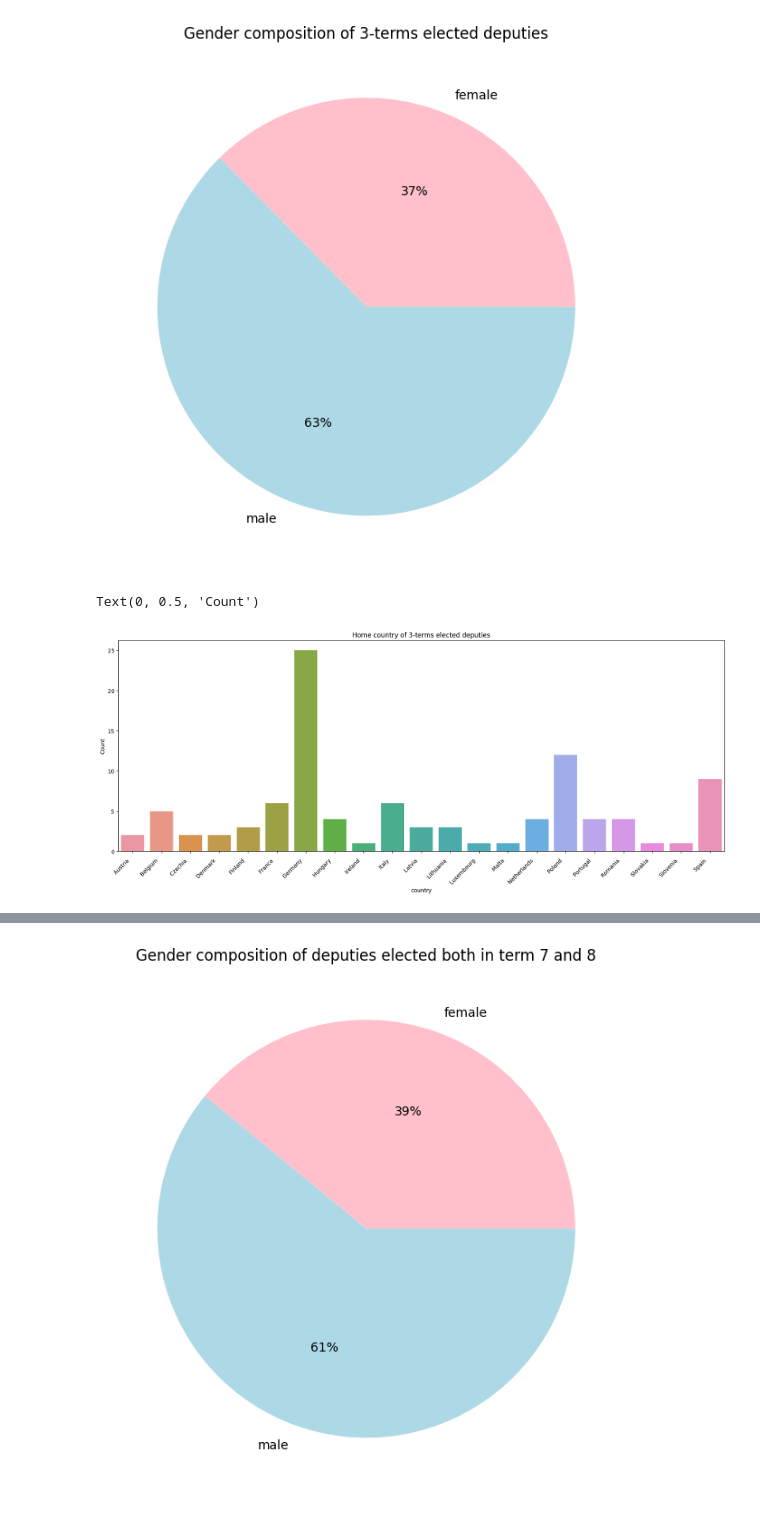
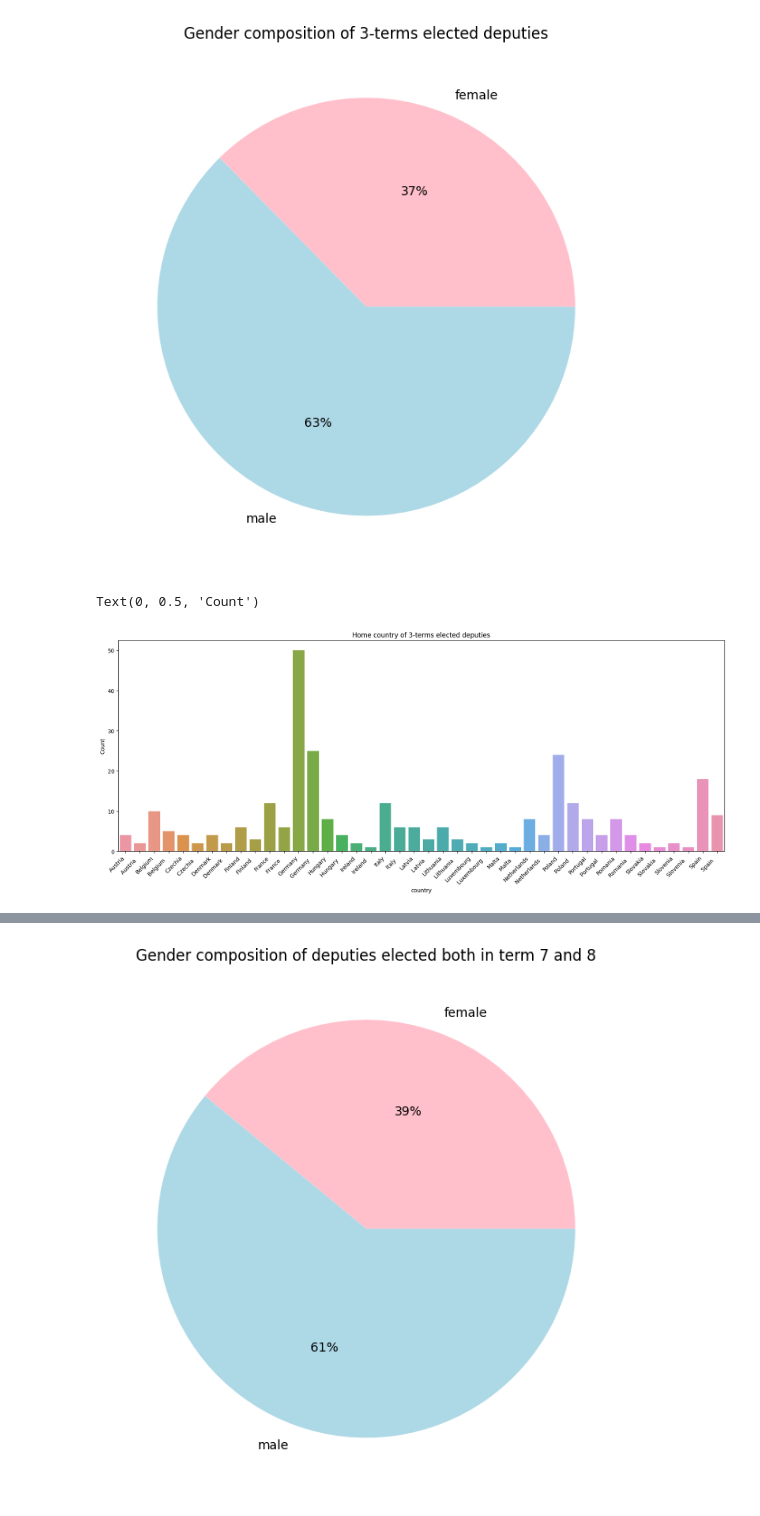
Before and after one commit to Gaiaalberti/dataviz_project, a Jupyter notebook: network_dep.ipynb, the cells around one changed output, grey strips where cells are left out. Saved outputs shown, nothing was run; the diff lists cells and outputs as text; code cells hidden in the pictures.

```diff
--- a/network_dep.ipynb
+++ b/network_dep.ipynb
@@ -140,7 +137,6 @@ for node in g:
     if sum(result[result['target'] == node].value_counts()) == 3:
         three_terms = pd.concat([three_terms, merged789[merged789['fullName'] == node]], ignore_index=True)
 
-three_terms = three_terms.drop_duplicates(subset=['fullName'])
 three_terms
 # %% [output]
 |  | fullName | id | country | eu_group_1 | eu_group_2 | nation_group | term | start_period_1 | gender | ... |
@@ -167,16 +245,15 @@ plt.show()
 # %% [output]
 [figure]
 # %%
-import seaborn as sns
 df_plt1 = three_terms.groupby('country').size().to_frame('Count')
 pie, ax = plt.subplots(figsize=(20, 7))
-g = sns.barplot(x = df_plt1.index, y = 'Count', data = df_plt1)
-g.set(title='Home country of 3-terms elected deputies')
-g.set_xticklabels(g.get_xticklabels(), rotation=45, horizontalalignment='right')
-g.set_ylabel('Count')
+c = sns.barplot(x = df_plt1.index, y = 'Count', data = df_plt1)
+c.set(title='Home country of 3-terms elected deputies')
+c.set_xticklabels(c.get_xticklabels(), rotation=45, horizontalalignment='right')
+c.set_ylabel('Count')
 # %% [output]
 Text(0, 0.5, 'Count')
-[figure, old version]
+[figure, new version]
 # %%
 # create a dataset with all deputies that have been elected for terms 7 and 8
 terms_78 = pd.DataFrame(columns = merged78.columns)
```
Also changed, not shown: parts of 14 cells of this notebook.
